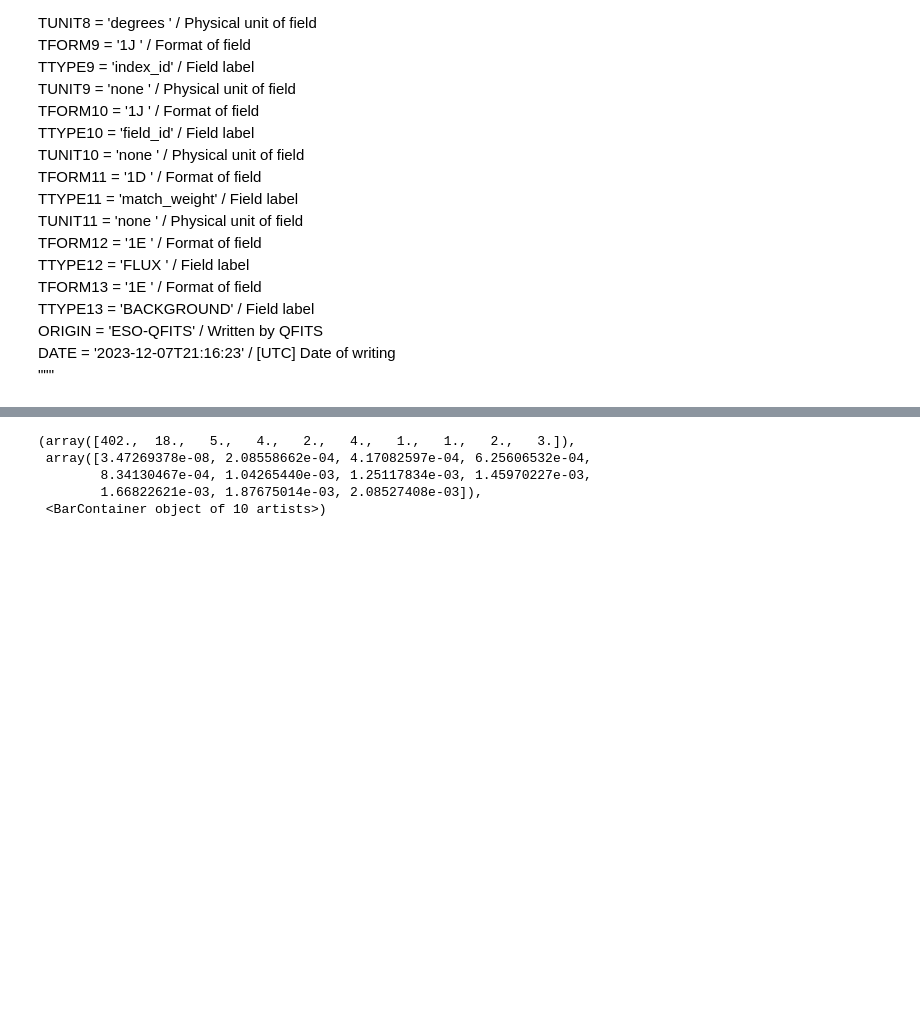
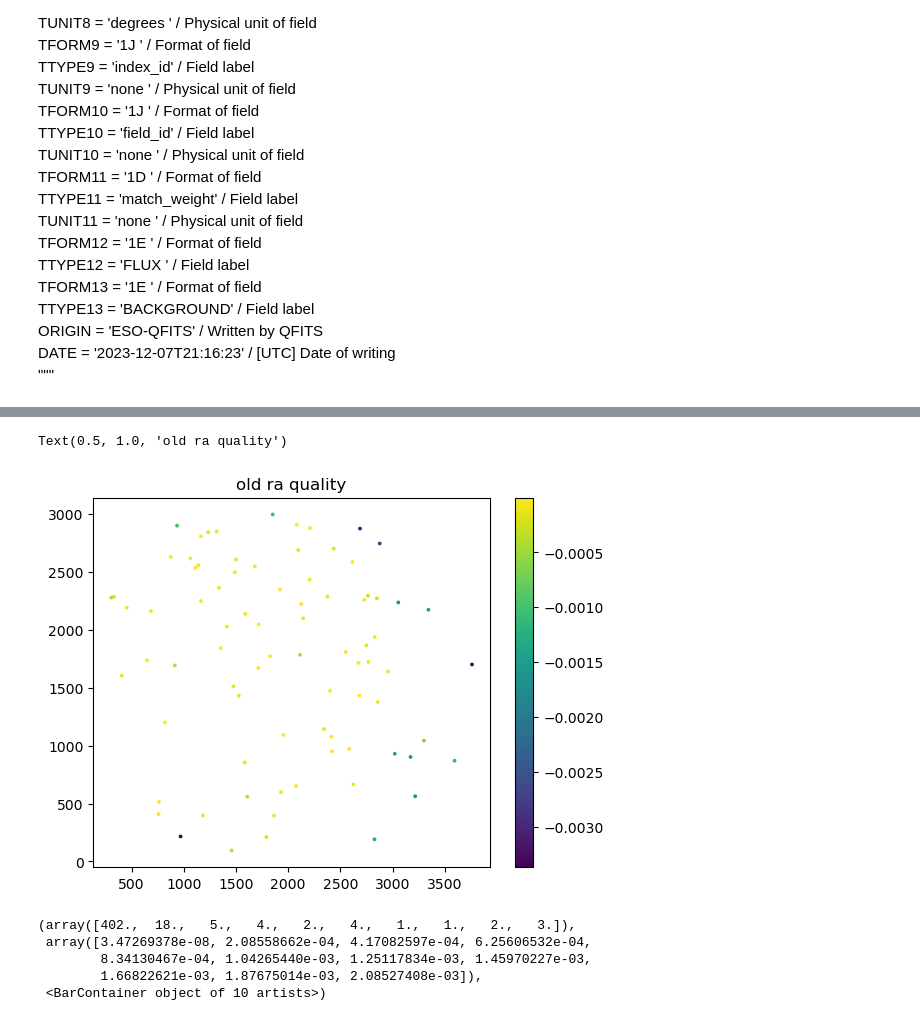
Before and after one commit to MillionConcepts/glcat, a Jupyter notebook: centroidcorrelation.ipynb, the cells around one changed output, grey strips where cells are left out. Saved outputs shown, nothing was run; the diff lists cells and outputs as text; code cells hidden in the pictures; blank space fills up the shorter version.

```diff
--- a/centroidcorrelation.ipynb
+++ b/centroidcorrelation.ipynb
@@ -85,3 +126,10 @@ merged_corr['new_dec_quality'] = abs(merged_corr['field_dec_new']-merged_corr['i
+# %%
+plt.scatter(merged_corr['field_x_old'],merged_corr['field_y_old'],c=-merged_corr['old_ra_quality'], s=3)
+plt.colorbar()
+plt.title("old ra quality")
+# %% [output]
+Text(0.5, 1.0, 'old ra quality')
+[figure, added]
 # %%
 # plot absolute value of difference
 plt.hist(abs(merged_corr['new_ra_quality']), color='blue')
```
Also changed, not shown: parts of 28 cells of this notebook, 1 other file.
